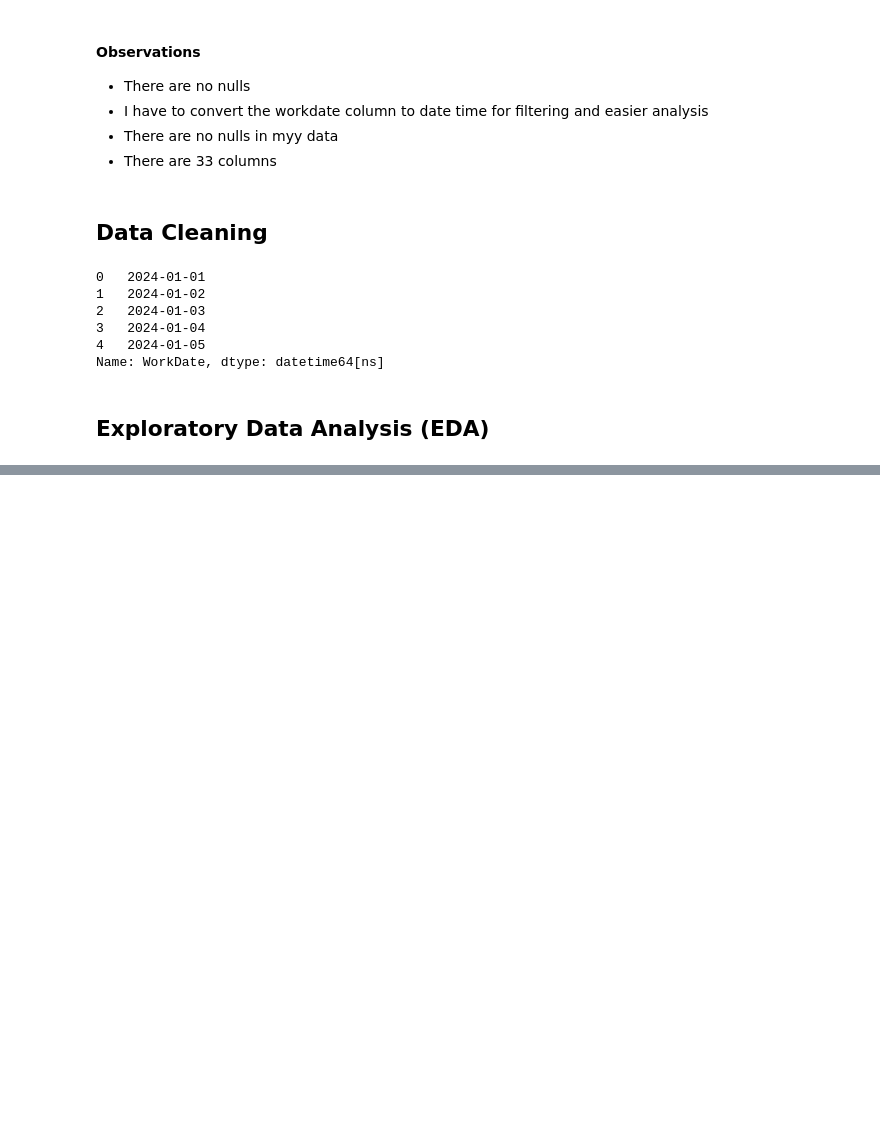
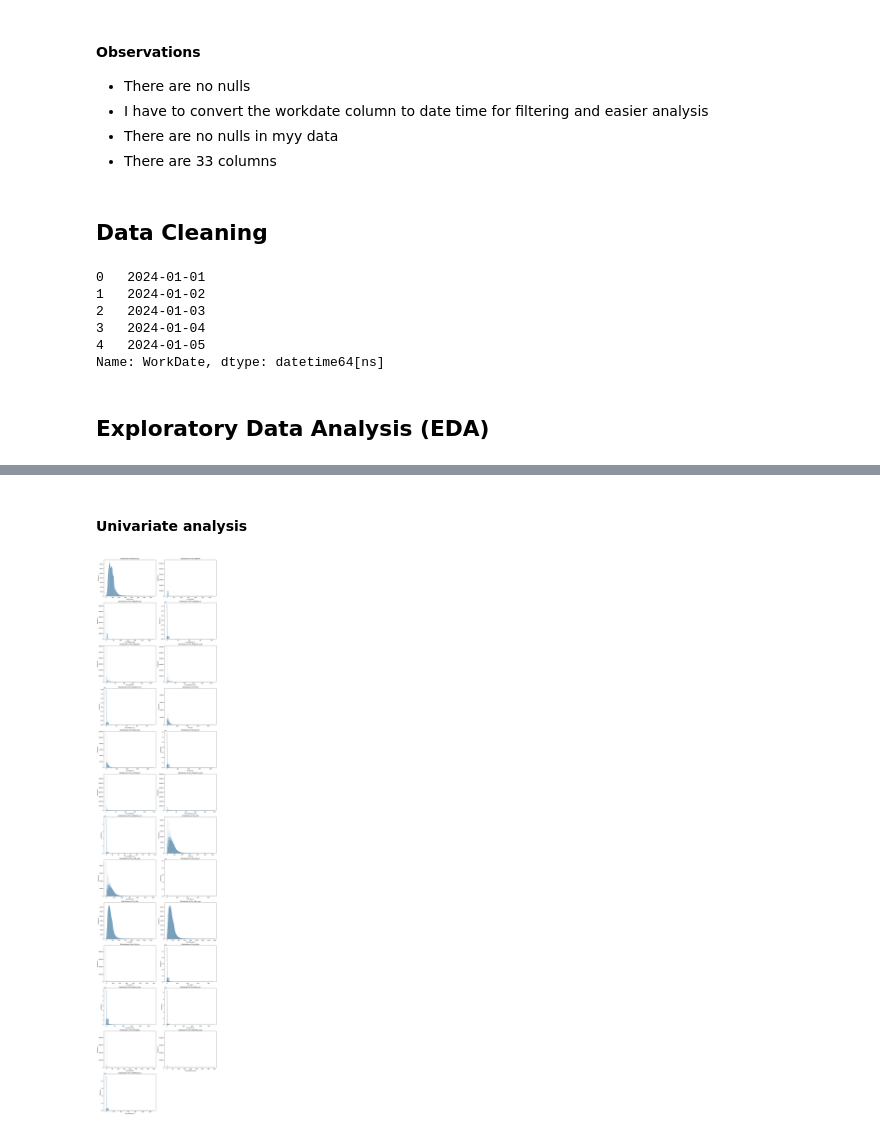
Before and after one commit to Georginahnjeri/Clipboard-Health-Q1-Sales, a Jupyter notebook: main.ipynb, the cells around one changed output, grey strips where cells are left out. Cells and saved outputs as stored; diff of their text form; code cells hidden in the pictures; blank space fills up the shorter version.

```diff
--- a/main.ipynb
+++ b/main.ipynb
@@ -128,0 +151,35 @@ for col in categorical_columns:
+# %% [markdown]
+#### Univariate analysis
+# %%
+#Numerical Variables
+numerical_columns = ['MDScensus', 'Hrs_RNDON', 'Hrs_RNDON_emp', 'Hrs_RNDON_ctr', 'Hrs_RNadmin',
+                      'Hrs_RNadmin_emp', 'Hrs_RNadmin_ctr', 'Hrs_RN', 'Hrs_RN_emp', 'Hrs_RN_ctr',
+                      'Hrs_LPNadmin', 'Hrs_LPNadmin_emp', 'Hrs_LPNadmin_ctr', 'Hrs_LPN', 'Hrs_LPN_emp',
+                      'Hrs_LPN_ctr', 'Hrs_CNA', 'Hrs_CNA_emp', 'Hrs_CNA_ctr', 'Hrs_NAtrn',
+                      'Hrs_NAtrn_emp', 'Hrs_NAtrn_ctr', 'Hrs_MedAide', 'Hrs_MedAide_emp',
+                      'Hrs_MedAide_ctr']
+
+#Determine number of rows needed
+num_vars = len(numerical_columns)
+num_rows = (num_vars + 1) // 2
+
+#Create subplots
+fig, axes = plt.subplots(nrows=num_rows, ncols=2, figsize=(14, num_rows * 5), constrained_layout=True)
+
+#Flatten the axes array for easy iteration
+axes = axes.flatten()
+
+#Plot histograms
+for i, col in enumerate(numerical_columns):
+    sns.histplot(data[col], kde=True, ax=axes[i])
+    axes[i].set_title(f'Distribution of {col}')
+    axes[i].set_xlabel(col)
+    axes[i].set_ylabel('Frequency')
+
+#Hide unused subplots (if any)
+for j in range(num_vars, len(axes)):
+    fig.delaxes(axes[j])
+
+plt.show()
+# %% [output]
+[figure, added]
```
Also changed, not shown: parts of 7 cells of this notebook.
